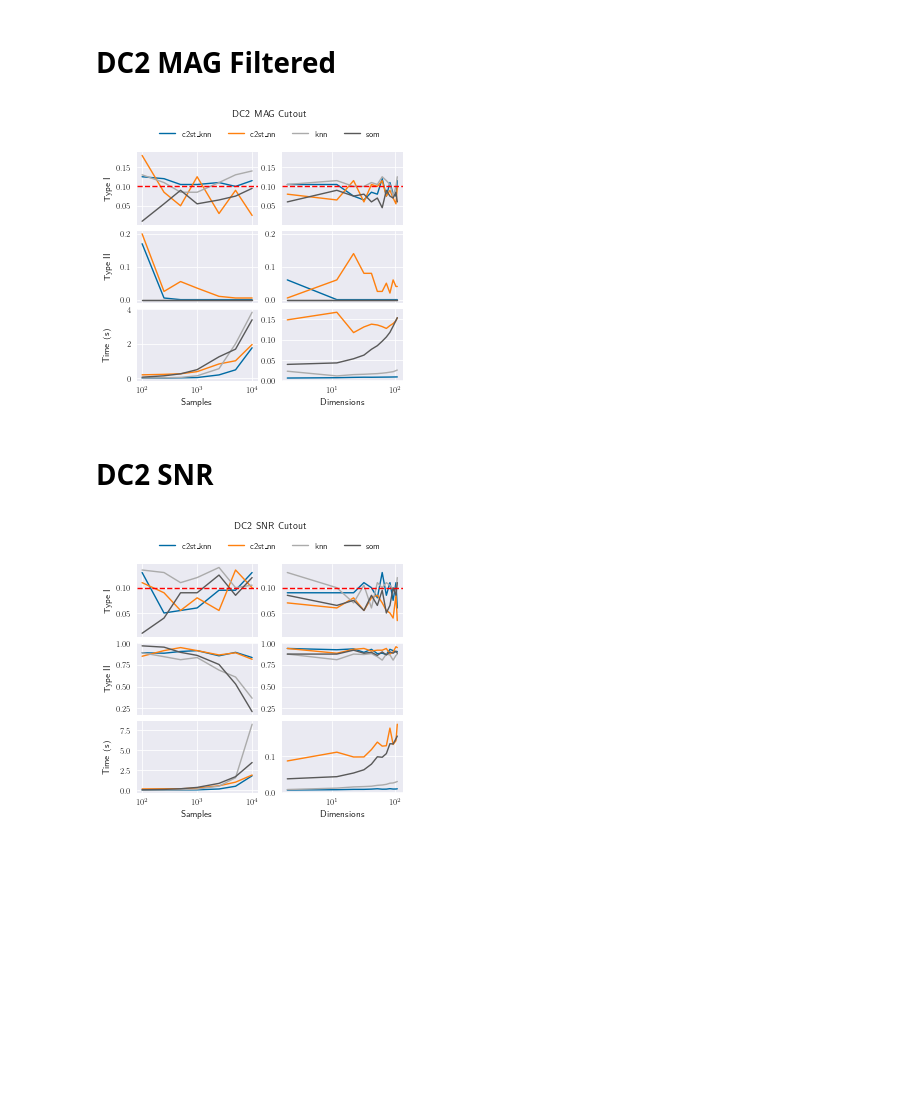
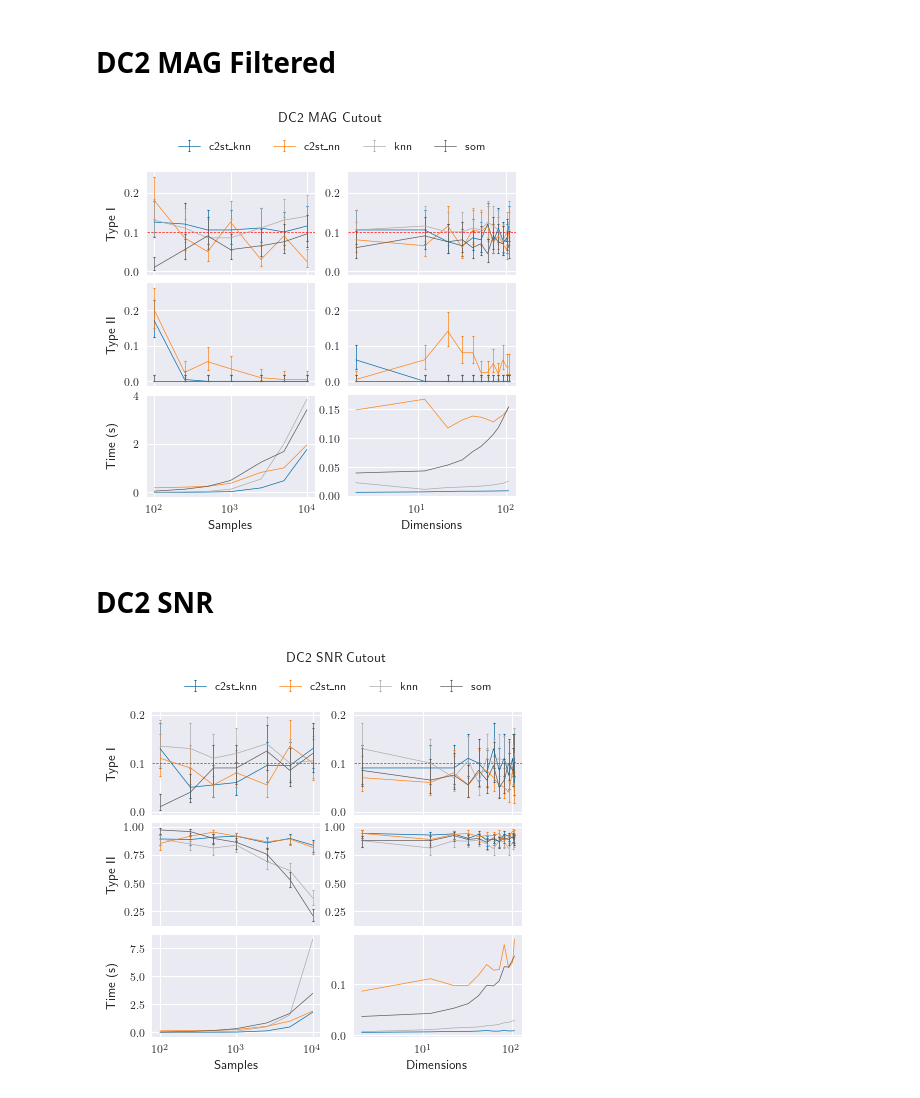
Before and after one commit to ayllon/SOMA, a Jupyter notebook: notebooks/by_datasets/dc2.ipynb, the cells around one changed output. Cells and saved outputs as stored; diff of their text form; code cells hidden in the pictures; blank space fills up the shorter version.

```diff
--- a/notebooks/by_datasets/dc2.ipynb
+++ b/notebooks/by_datasets/dc2.ipynb
@@ -7,7 +10,6 @@ import pandas
 warnings.simplefilter('ignore')
 
 import matplotlib.pyplot as plt
-from soma.generators.dc2 import DC2Generator
 from soma.util.plot import plot_sample_and_dim
 
 plt.style.use('seaborn')
@@ -18,6 +20,9 @@ plt.rcParams.update({
     'text.usetex': True,
     'savefig.bbox': 'tight',
     'savefig.pad_inches': 0.1,
+    'lines.linewidth': 0.5,
+    'errorbar.capsize': 1,
+    'lines.markeredgewidth': 0.8
 })
 # %%
 plot_dir = os.path.expanduser('~/Plots/by_dataset')
@@ -25,8 +30,9 @@ os.makedirs(plot_dir, exist_ok=True)
 # %% [markdown]
 # DC2 MAG Filtered
 # %%
-dc2 = DC2Generator()
-dc2_abs = DC2Generator(abs_mag=22)
+repeat = 200
+#dc2 = DC2Generator()
+#dc2_abs = DC2Generator(abs_mag=22)
 # %%
 #dc2_mag_sample = stat_errors_vs_sample_size(dc2_abs, dc2, tests, samples, repeat=repeat)
 #dc2_mag_sample.to_csv('../../results/sample_size/dc2_mag_power_samples.csv')
@@ -36,10 +42,10 @@ dc2_mag_sample = pandas.read_csv('../../results/sample_size/dc2_mag_power_sample
 #dc2_mag_dim.to_csv('../results/dimensionality/dc2_mag_dim.csv')
 dc2_mag_dim = pandas.read_csv('../../results/dimensionality/dc2_mag_dim.csv', index_col=[0, 1])
 # %%
-fig = plot_sample_and_dim(dc2_mag_sample, dc2_mag_dim, title='DC2 MAG Cutout')
-fig.savefig(os.path.join(plot_dir, 'dc2_mag.eps'))
+fig = plot_sample_and_dim(dc2_mag_sample, dc2_mag_dim, title='DC2 MAG Cutout', n=repeat)
+fig.savefig(os.path.join(plot_dir, 'dc2_mag.pdf'))
 # %% [output]
-[figure, old version]
+[figure, new version]
 # %% [markdown]
 # DC2 SNR
 # %%
@@ -53,7 +59,7 @@ dc2_snr_sample = pandas.read_csv('../../results/sample_size/dc2_snr_results_samp
 #dc2_snr_dim.to_csv('../results/dimensionality/dc2_snr_dim.csv')
 dc2_snr_dim = pandas.read_csv('../../results/dimensionality/dc2_snr_dim.csv', index_col=[0, 1])
 # %%
-fig = plot_sample_and_dim(dc2_snr_sample, dc2_snr_dim, title='DC2 SNR Cutout')
-fig.savefig(os.path.join(plot_dir, 'dc2_snr.eps'))
+fig = plot_sample_and_dim(dc2_snr_sample, dc2_snr_dim, title='DC2 SNR Cutout', n=repeat)
+fig.savefig(os.path.join(plot_dir, 'dc2_snr.pdf'))
 # %% [output]
-[figure, old version]
+[figure, new version]
```
Also changed, not shown: parts of 2 cells of this notebook, 5 other files.
